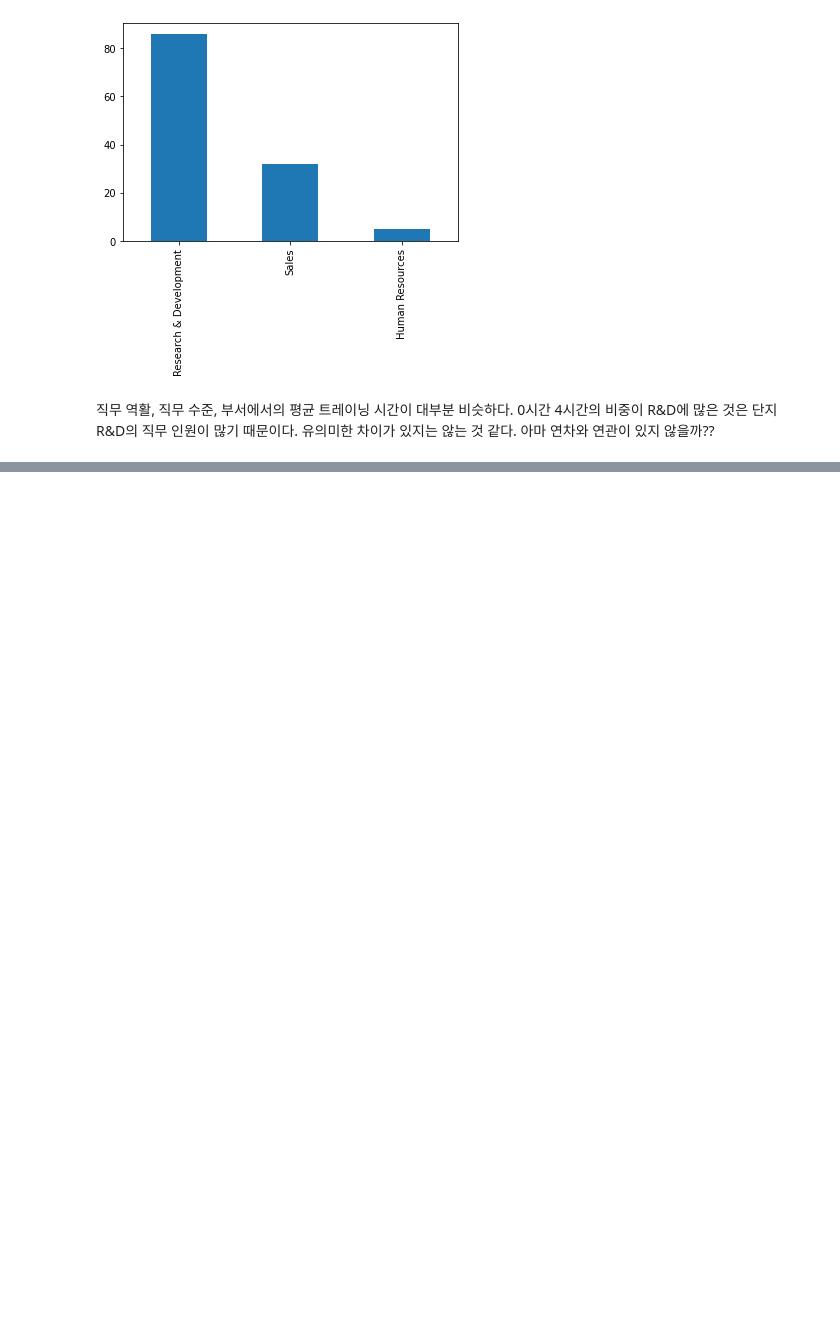
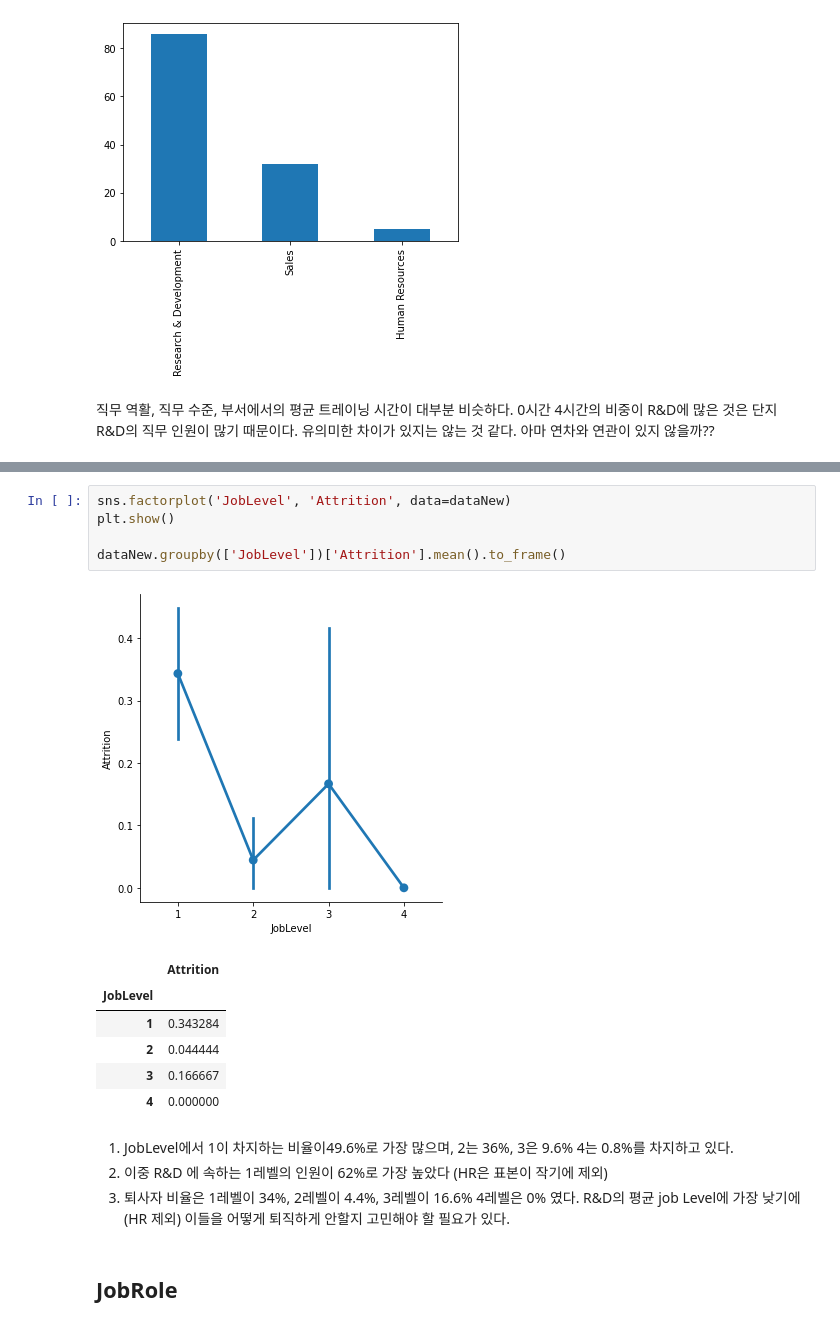
Before and after one commit to Insight-Sogang-Univ/2022_insightcon_1st_group6, a Jupyter notebook: Insightcon1_Guide(준석).ipynb, the cells around one changed output, grey strips where cells are left out. Saved outputs shown, nothing was run; the diff lists cells and outputs as text; blank space fills up the shorter version.

```diff
--- a/Insightcon1_Guide(준석).ipynb
+++ b/Insightcon1_Guide(준석).ipynb
@@ -582,0 +708,19 @@ plt.show()
+# %%
+sns.factorplot('JobLevel', 'Attrition', data=dataNew)
+plt.show()
+
+dataNew.groupby(['JobLevel'])['Attrition'].mean().to_frame()
+# %% [output]
+[figure, added]
+|  | Attrition |
+| JobLevel |  |
+| 1 | 0.343284 |
+| 2 | 0.044444 |
+| 3 | 0.166667 |
+| 4 | 0.000000 |
+# %% [markdown]
+1. JobLevel에서 1이 차지하는 비율이49.6%로 가장 많으며, 2는 36%, 3은 9.6% 4는 0.8%를 차지하고 있다.
+2. 이중 R&D 에 속하는 1레벨의 인원이 62%로 가장 높았다 (HR은 표본이 작기에 제외)
+3. 퇴사자 비율은 1레벨이 34%, 2레벨이 4.4%, 3레벨이 16.6% 4레벨은 0% 였다. R&D의 평균 job Level에 가장 낮기에 (HR 제외) 이들을 어떻게 퇴직하게 안할지 고민해야 할 필요가 있다.
+# %% [markdown]
+## JobRole
```
Also changed, not shown: parts of 39 cells of this notebook, 1 other file.
